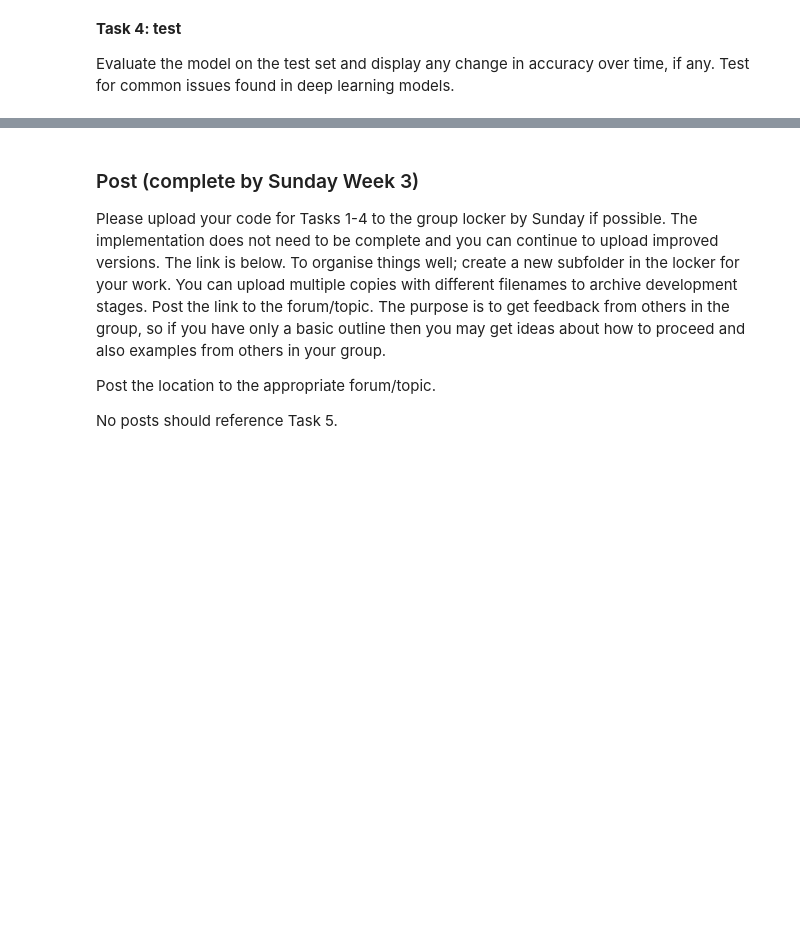
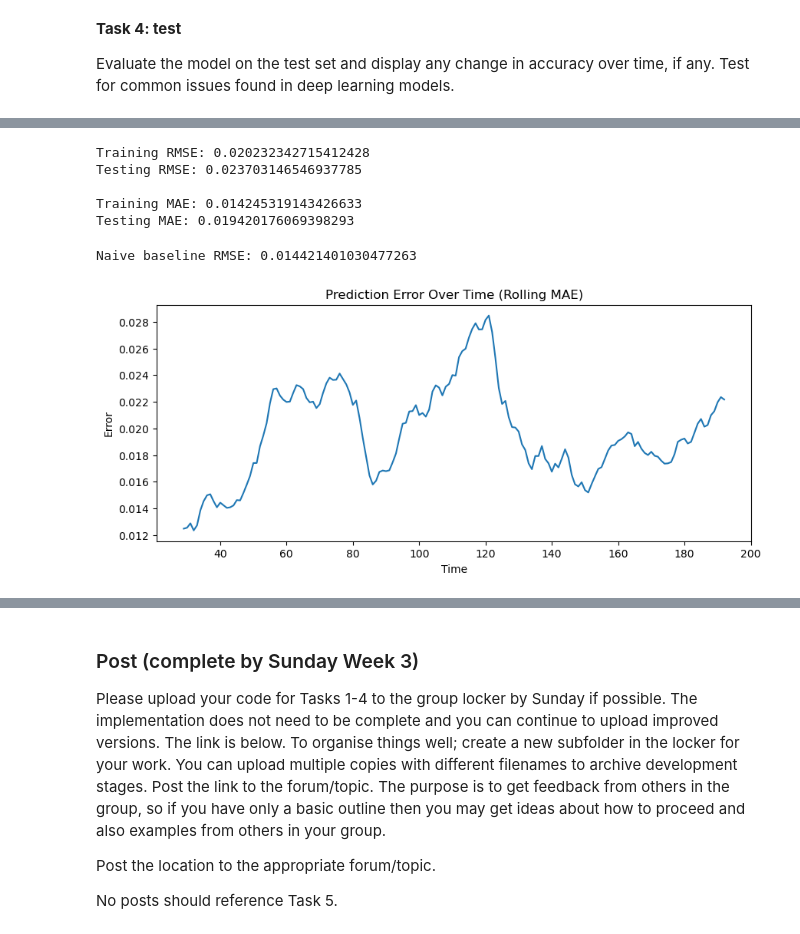
Before and after one commit to davidsheridan3/CS5004_Deep_Learning-2025-6_semester2, a Jupyter notebook: Etivity2_24300446.ipynb, the cells around one changed output, grey strips where cells are left out. Saved outputs shown, nothing was run; the diff lists cells and outputs as text; code cells hidden in the pictures; blank space fills up the shorter version.

```diff
--- a/Etivity2_24300446.ipynb
+++ b/Etivity2_24300446.ipynb
@@ -47,3 +314,18 @@ Construct a RNN network that will predict the future value of Stock, one day/tim
 **Task 4: test**
 
 Evaluate the model on the test set and display any change in accuracy over time, if any. Test for common issues found in deep learning models.
+# %%
+#Generating predcitions
+#Predicting on training sequences
+train_predictions = model.predict(X_train_seq)
+
+#Predicting on test sequences
+test_predictions = model.predict(X_test_seq)
+
+#Flattening arrays for easier comparison
+train_predictions = train_predictions.flatten()
+test_predictions = test_predictions.flatten()
+
+#Actual values
+train_actual = y_train_seq.flatten()
+test_actual = y_test_seq.flatten()
@@ -49,0 +335,54 @@ Evaluate the model on the test set and display any change in accuracy over time,
+# %%
+#Calculating error metrics
+from sklearn.metrics import mean_squared_error, mean_absolute_error
+import numpy as np
+
+#Root Mean Squared Error (sensitive to large errors)
+train_rmse = np.sqrt(mean_squared_error(train_actual, train_predictions))
+test_rmse = np.sqrt(mean_squared_error(test_actual, test_predictions))
+
+#Mean Absolute Error (average error)
+train_mae = mean_absolute_error(train_actual, train_predictions)
+test_mae = mean_absolute_error(test_actual, test_predictions)
+
+print("Training RMSE:", train_rmse)
+print("Testing RMSE:", test_rmse)
+
+print("\nTraining MAE:", train_mae)
+print("Testing MAE:", test_mae)
+# %% [output]
+Training RMSE: 0.020232342715412428
+Testing RMSE: 0.023703146546937785
+
+Training MAE: 0.014245319143426633
+Testing MAE: 0.019420176069398293
+# %%
+#Comparing with naive baseline (tomorrow = today)
+#shifting actual values by 1 day
+naive_pred = test_actual[:-1]
+naive_actual = test_actual[1:]
+
+naive_rmse = np.sqrt(mean_squared_error(naive_actual, naive_pred))
+
+print("\nNaive baseline RMSE:", naive_rmse)
+# %% [output]
+Naive baseline RMSE: 0.014421401030477263
+# %%
+#Accuracy over time (rolling error)
+import pandas as pd
+import matplotlib.pyplot as plt
+
+#Absolute error over time
+errors = np.abs(test_actual - test_predictions)
+
+#30-day rolling mean error
+rolling_error = pd.Series(errors).rolling(window=30).mean()
+
+plt.figure(figsize=(10,4))
+plt.plot(rolling_error)
+plt.title("Prediction Error Over Time (Rolling MAE)")
+plt.xlabel("Time")
+plt.ylabel("Error")
+plt.show()
+# %% [output]
+[figure, added]
```
Also changed, not shown: parts of 23 cells of this notebook, 1 other file.
